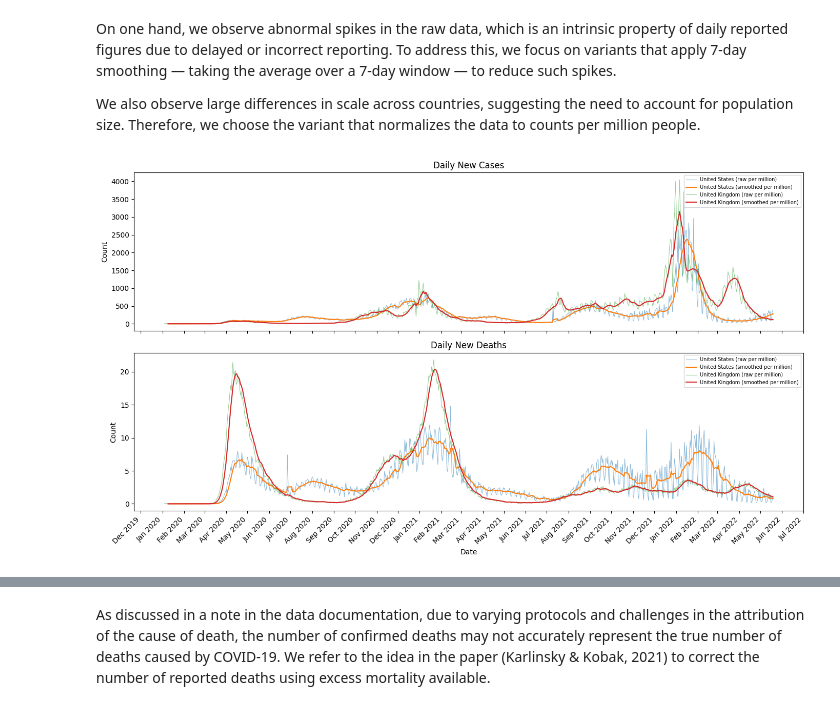
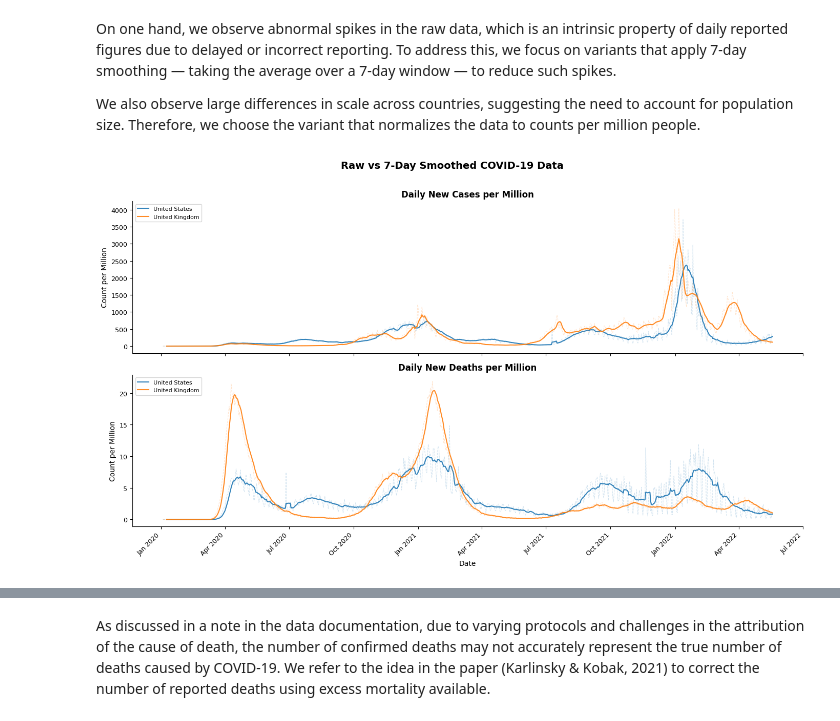
Before and after one commit to xiaoran0606/305-project, a Jupyter notebook: EDA/covid_data.ipynb, the cells around one changed output, grey strips where cells are left out. Cells and saved outputs as stored; diff of their text form; code cells hidden in the pictures.

```diff
--- a/EDA/covid_data.ipynb
+++ b/EDA/covid_data.ipynb
@@ -11,6 +12,6 @@ import matplotlib.dates as mdates
 # %%
 # Load data
-df_complete = pd.read_csv('../compact.csv')
+df_complete = pd.read_csv('../data/compact.csv')
 
 # Number of countries
 print("There are ", len(df_complete['country'].unique()), " distinct countries in the dataset before preprocessing")
@@ -27,7 +28,7 @@ df = df_complete.drop(columns=cols_NA)
 
 # Find the last valid (non-NA) index for each column
 last_valid = df.apply(lambda col: col.last_valid_index())
-cutoff_date = df.loc[last_valid.values, 'date'].min()
+cutoff_date = df['date'][last_valid.values].min()
 
 print("Cutoff date:", cutoff_date)
 
@@ -42,7 +43,7 @@ After the EDA on socioeconomic and demographic covariates (included in a separat
 cols_to_drop = ['handwashing_facilities', 'extreme_poverty']
 df = df.drop(columns=cols_to_drop)
 
-cols_of_interest_social = ['population_density', 'gdp_per_capita', 'hospital_beds_per_thousand', 'life_expectancy']
+cols_of_interest_social = ['population_density', 'median_age', 'gdp_per_capita', 'hospital_beds_per_thousand', 'life_expectancy']
 
 df = (
     df.groupby('country', group_keys=False)
@@ -121,32 +142,37 @@ On one hand, we observe abnormal spikes in the raw data, which is an intrinsic p
 
 We also observe large differences in scale across countries, suggesting the need to account for population size. Therefore, we choose the variant that normalizes the data to counts per million people.
 # %%
-# Justify 7-day smoothing
 fig, axes = plt.subplots(2, 1, figsize=(14, 8), sharex=True)
 
-for location in countries:
+titles = ['Daily New Cases per Million', 'Daily New Deaths per Million']
+raw_cols = ['new_cases_per_million', 'new_deaths_per_million']
+smooth_cols = ['new_cases_smoothed_per_million', 'new_deaths_smoothed_per_million']
+
+colors = plt.cm.tab10.colors
+
+for i, location in enumerate(countries):
     subset = df[df['country'] == location]
+    color = colors[i % len(colors)]
 
-    # Raw data per million
-    axes[0].plot(subset['date'], subset['new_cases_per_million'], alpha=0.5, linewidth=0.8, label=f'{location} (raw per million)')
-    axes[1].plot(subset['date'], subset['new_deaths_per_million'], alpha=0.5, linewidth=0.8, label=f'{location} (raw per million)')
+    for ax, raw_col, smooth_col in zip(axes, raw_cols, smooth_cols):
+        ax.plot(subset['date'], subset[raw_col],
+                alpha=0.2, linewidth=0.8, color=color, linestyle='--')
+        ax.plot(subset['date'], subset[smooth_col],
+                alpha=0.9, linewidth=1.5, color=color, label=location)
 
-    # Smoothed per million
-    axes[0].plot(subset['date'], subset['new_cases_smoothed_per_million'], linewidth=1.5, label=f'{location} (smoothed per million)')
-    axes[1].plot(subset['date'], subset['new_deaths_smoothed_per_million'], linewidth=1.5, label=f'{location} (smoothed per million)')
+for ax, title in zip(axes, titles):
+    ax.set_title(title, fontsize=12, fontweight='bold')
+    ax.set_ylabel('Count per Million', fontsize=10)
+    ax.legend(fontsize=8, loc='upper left')
+    ax.xaxis.set_major_locator(mdates.MonthLocator(interval=3))
+    ax.xaxis.set_major_formatter(mdates.DateFormatter('%b %Y'))
+    ax.tick_params(axis='both', labelsize=9)
+    plt.setp(ax.xaxis.get_majorticklabels(), rotation=45, ha='right')
+    sns.despine(ax=ax)
 
-axes[0].set_title('Daily New Cases')
-axes[1].set_title('Daily New Deaths')
-
-for ax in axes:
-    ax.legend(fontsize=7)
-    ax.set_ylabel('Count')
-
-axes[1].set_xlabel('Date')
-axes[1].xaxis.set_major_locator(mdates.MonthLocator())
-axes[1].xaxis.set_major_formatter(mdates.DateFormatter('%b %Y'))
-plt.setp(axes[1].xaxis.get_majorticklabels(), rotation=45, ha='right')
+axes[-1].set_xlabel('Date', fontsize=10)
+fig.suptitle('Raw vs 7-Day Smoothed COVID-19 Data', fontsize=14, fontweight='bold', y=1.01)
 plt.tight_layout()
 plt.show()
 # %% [output]
-[figure, old version]
+[figure, new version]
```
Also changed, not shown: parts of 8 cells of this notebook, 8 other files.
